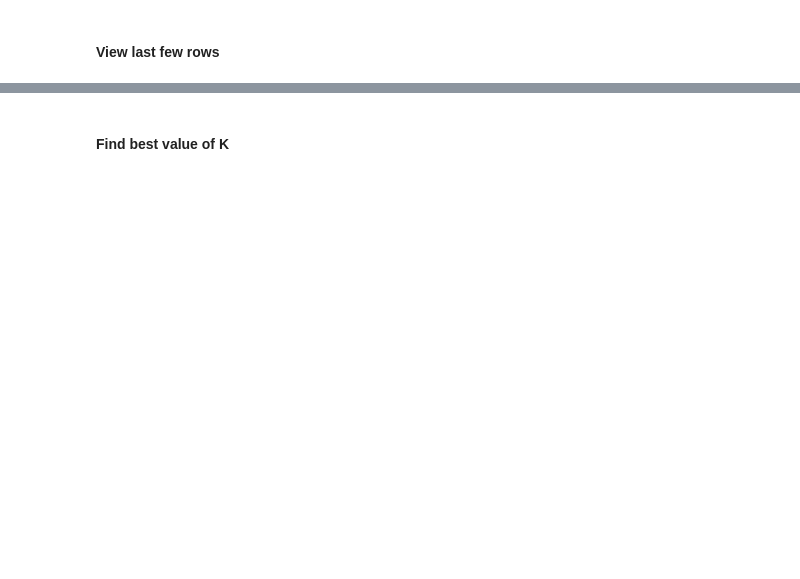
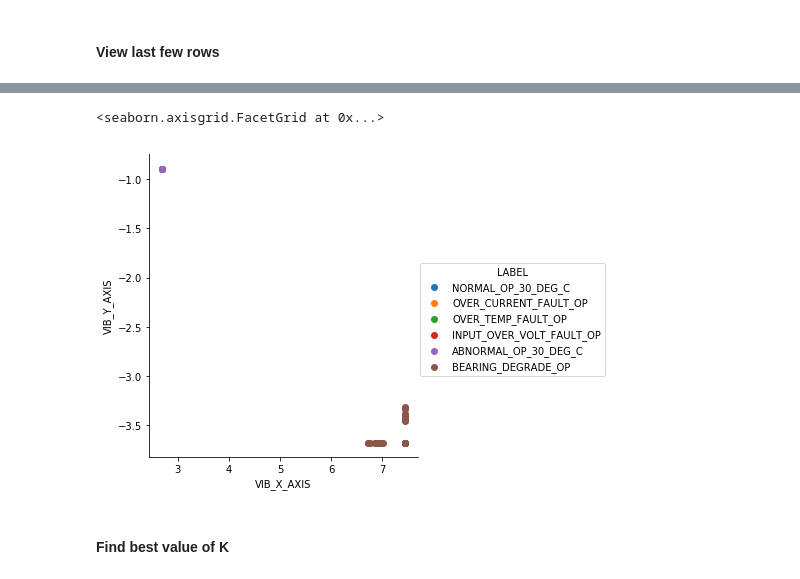
Before and after one commit to bigdata-i523/hid337, a Jupyter notebook: project/jupyter/i523FinalProject.ipynb, the cells around one changed output, grey strips where cells are left out. Drawn from its saved outputs; the diff is of its cells as text; code cells hidden in the pictures; blank space fills up the shorter version.

```diff
--- a/project/jupyter/i523FinalProject.ipynb
+++ b/project/jupyter/i523FinalProject.ipynb
@@ -101,3 +135,8 @@ print(df.tail())
+# %%
+sns.FacetGrid(df, hue = "LABEL", size =5).map(plt.scatter, "VIB_X_AXIS", "VIB_Y_AXIS").add_legend()
+# %% [output]
+<seaborn.axisgrid.FacetGrid at 0x...>
+[figure, added]
 # %% [markdown]
 #### Find best value of K
 # %%
```
Also changed, not shown: parts of 19 cells of this notebook.
